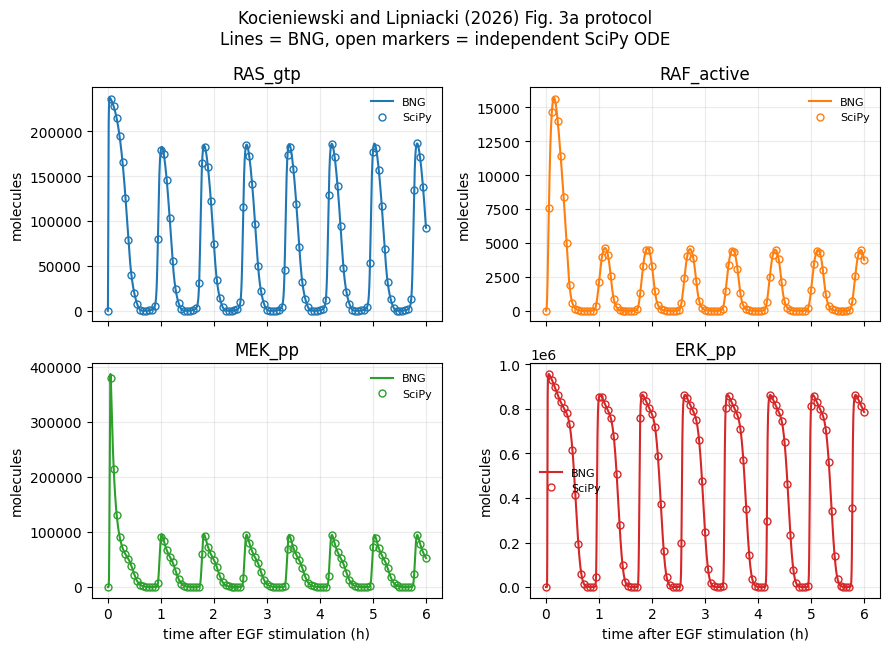
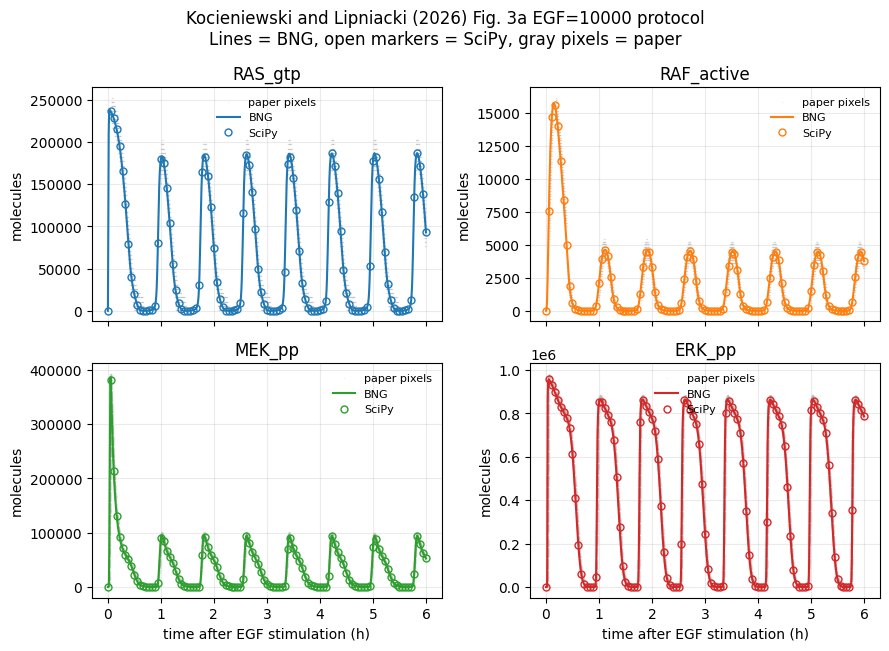
The change to this notebook cell's code, shown as a diff; its figure went from the first image to the second:
--- before
+++ after
@@ -10,4 +10,14 @@
     col = name_to_col[name]
     color = colors[idx % len(colors)]
+    paper_trace = digitized[digitized["trace"] == name]
+    ax.scatter(
+        paper_trace["time_h"],
+        paper_trace["value_molecules"],
+        s=1,
+        color="0.2",
+        alpha=0.08,
+        linewidths=0,
+        label="paper pixels",
+    )
     ax.plot(run_data[:, 0] / 3600.0, run_data[:, col], color=color, lw=1.5, label="BNG")
     ax.plot(
@@ -29,6 +39,6 @@
 axes[3].set_xlabel("time after EGF stimulation (h)")
 fig.suptitle(
-    "Kocieniewski and Lipniacki (2026) Fig. 3a protocol\n"
-    "Lines = BNG, open markers = independent SciPy ODE"
+    "Kocieniewski and Lipniacki (2026) Fig. 3a EGF=10000 protocol\n"
+    "Lines = BNG, open markers = SciPy, gray pixels = paper"
 )
 fig.tight_layout()

Commit: Verify Kocieniewski model against digitized figure data